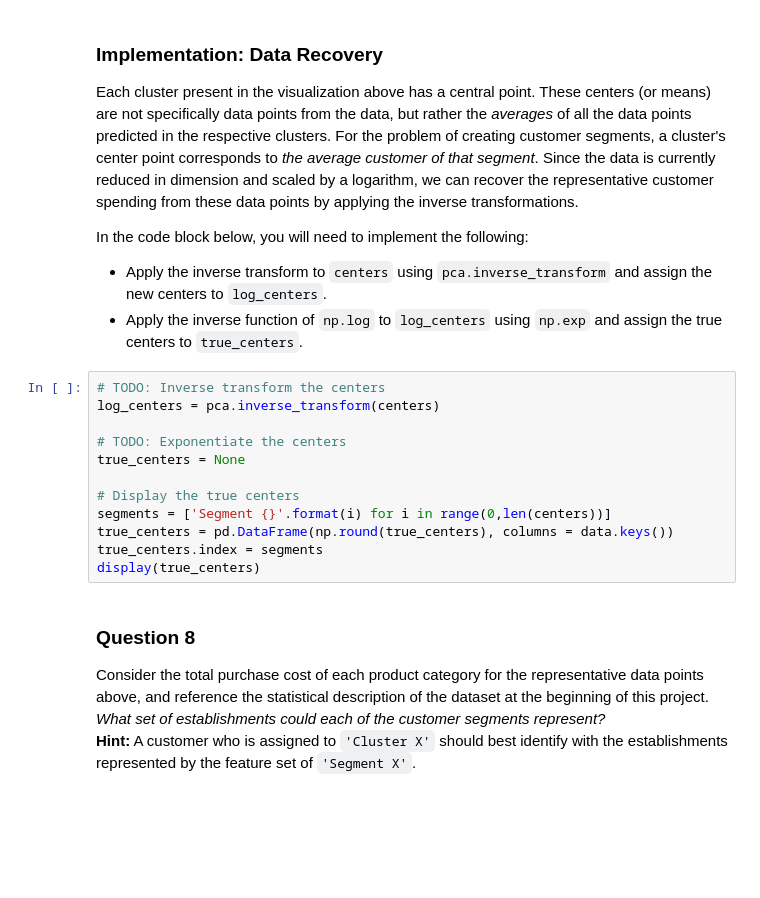
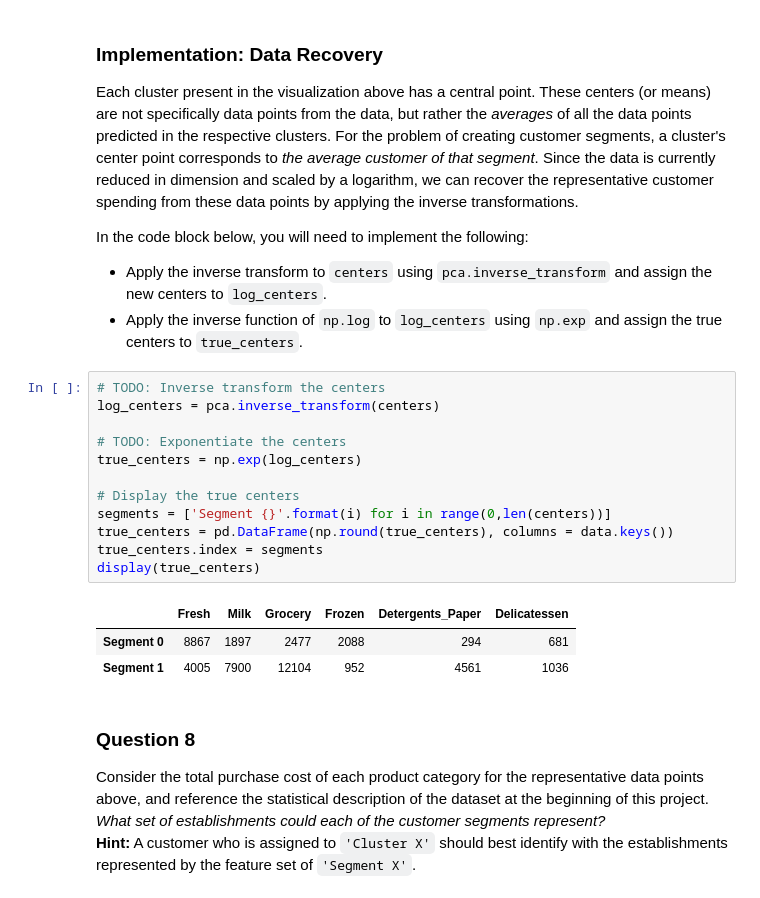
Before and after one commit to ankdesh/Udacity-MachineLearning-Nanodegree, a Jupyter notebook: projects/creating_customer_segments/customer_segments.ipynb, the cells around one changed output. Saved outputs shown, nothing was run; the diff lists cells and outputs as text; blank space fills up the shorter version.

Commit message:
Feat: Finish Customer_segment project

```diff
--- a/projects/creating_customer_segments/customer_segments.ipynb
+++ b/projects/creating_customer_segments/customer_segments.ipynb
@@ -489,15 +475,19 @@ In the code block below, you will need to implement the following:
 # %%
 # TODO: Inverse transform the centers
 log_centers = pca.inverse_transform(centers)
 
 # TODO: Exponentiate the centers
-true_centers = None
+true_centers = np.exp(log_centers)
 
 # Display the true centers
 segments = ['Segment {}'.format(i) for i in range(0,len(centers))]
 true_centers = pd.DataFrame(np.round(true_centers), columns = data.keys())
 true_centers.index = segments
 display(true_centers)
+# %% [output]
+|  | Fresh | Milk | Grocery | Frozen | Detergents_Paper | Delicatessen |
+| Segment 0 | 8867 | 1897 | 2477 | 2088 | 294 | 681 |
+| Segment 1 | 4005 | 7900 | 12104 | 952 | 4561 | 1036 |
 # %% [markdown]
 ### Question 8
 Consider the total purchase cost of each product category for the representative data points above, and reference the statistical description of the dataset at the beginning of this project. *What set of establishments could each of the customer segments represent?*
```
Also changed, not shown: parts of 17 cells of this notebook.
